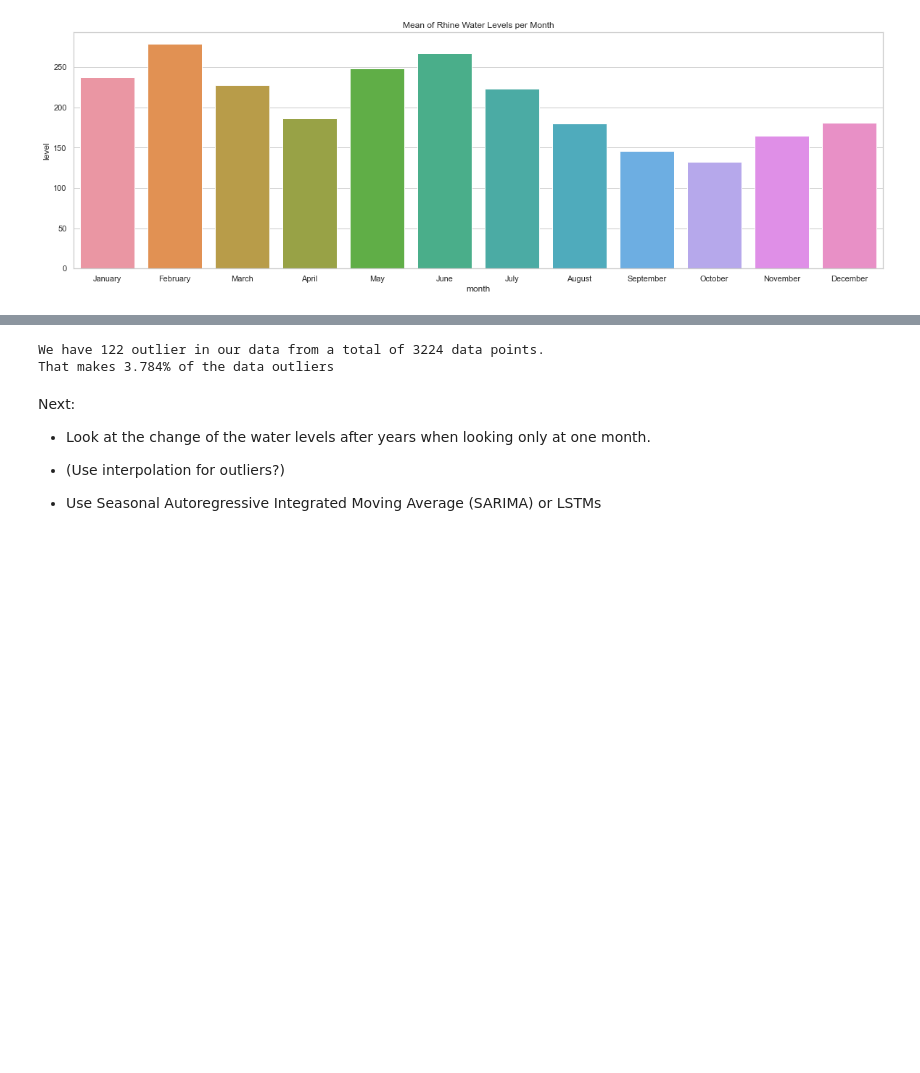
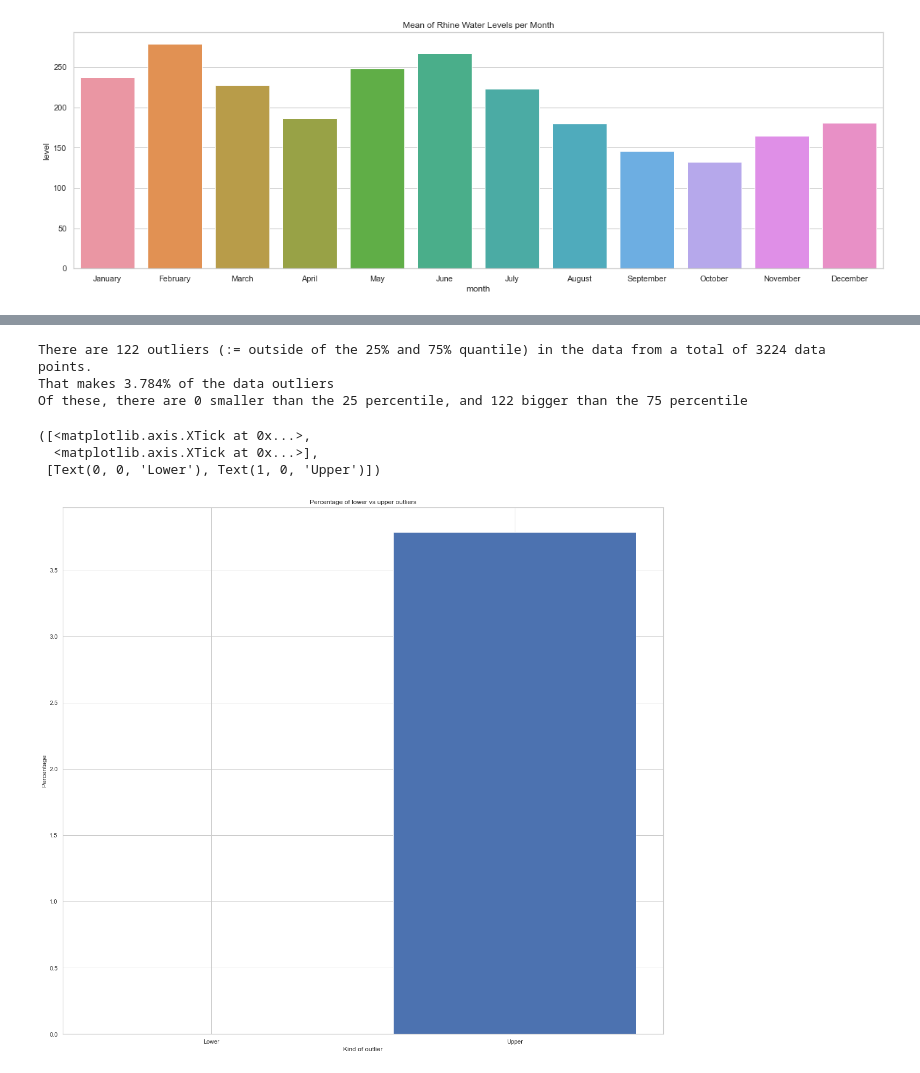
Before and after one commit to AJWarnke/datascienceml2022, a Jupyter notebook: analysis.ipynb, the cells around one changed output, grey strips where cells are left out. Cells and saved outputs as stored; diff of their text form; code cells hidden in the pictures; blank space fills up the shorter version.

```diff
--- a/analysis.ipynb
+++ b/analysis.ipynb
@@ -163,19 +143,31 @@ IQR = quantile3 - quantile1
 lower = quantile1 - (1.5 * IQR)
 upper = quantile3 + (1.5 * IQR)
 outlier = []
+outlier_upper = []
+outlier_lower = []
 for level in data['level']:
     if level < lower or level > upper:
         outlier.append(level)
-
-print('We have {} outlier in our data from a total of {} data points. \nThat makes {}% of the data outliers'.format(
+    if level > upper:
+        outlier_upper.append(level)
+    if level < lower:
+        outlier_lower.append(level)
+print('There are {} outliers (:= outside of the 25% and 75% quantile) in the data from a total of {} data points. \nThat makes {}% of the data outliers'.format(
     len(outlier), len(data['level']), round(len(outlier) / len(data['level']) * 100, 3)))
+print('Of these, there are {} smaller than the 25 percentile, and {} bigger than the 75 percentile'.format(len(outlier_lower), len(outlier_upper)))
 # %% [output]
-We have 122 outlier in our data from a total of 3224 data points.
+There are 122 outliers (:= outside of the 25% and 75% quantile) in the data from a total of 3224 data points.
 That makes 3.784% of the data outliers
+Of these, there are 0 smaller than the 25 percentile, and 122 bigger than the 75 percentile
-# %% [markdown]
-Next:
-- Look at the change of the water levels after years when looking only at one month.
-
-- (Use interpolation for outliers?)
-
-- Use Seasonal Autoregressive Integrated Moving Average (SARIMA) or LSTMs
+# %%
+plt.figure(5)
+plt.bar(np.arange(2), [len(outlier_lower), round(len(outlier) / len(data['level']) * 100, 3)])
+plt.title('Percentage of lower vs upper outliers')
+plt.xlabel('Kind of outlier')
+plt.ylabel('Percentage')
+plt.xticks(np.arange(2), ['Lower', 'Upper'])
+# %% [output]
+([<matplotlib.axis.XTick at 0x...>,
+  <matplotlib.axis.XTick at 0x...>],
+ [Text(0, 0, 'Lower'), Text(1, 0, 'Upper')])
+[figure, added]
```
Also changed, not shown: parts of 21 cells of this notebook.
